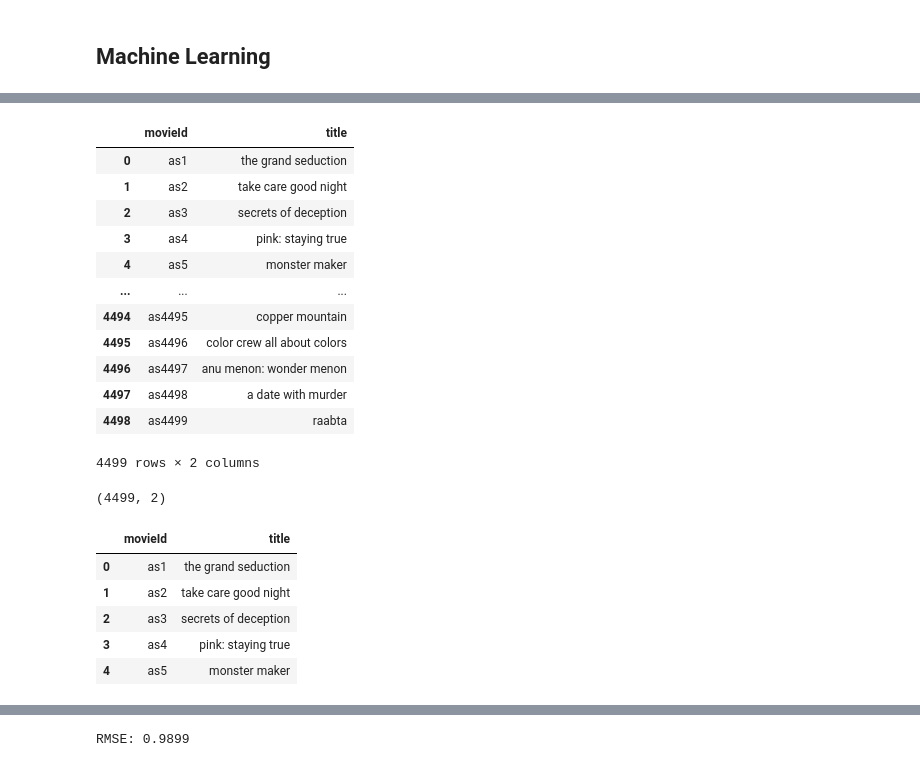
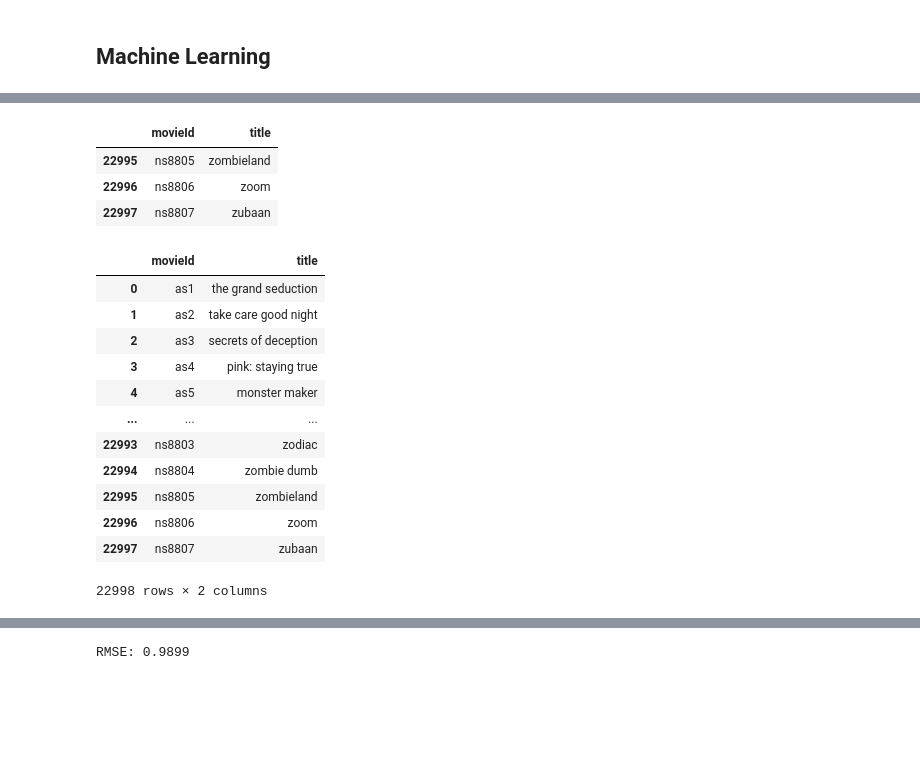
Before and after one commit to LucianoLarrea/PI_ML_OPS, a Jupyter notebook: 4-ML.ipynb, the cells around one changed output, grey strips where cells are left out. Drawn from its saved outputs; the diff is of its cells as text; code cells hidden in the pictures; blank space fills up the shorter version.

```diff
--- a/4-ML.ipynb
+++ b/4-ML.ipynb
@@ -55,33 +49,33 @@ df_user
 | 13 | 1 | ns8584 | 5 | netflix | thorne: sleepyhead |
 | 14 | 1 | ns1310 | 5 | netflix | my teacher, my obsession |
 # %%
-df_title.iloc[:4499].copy()
+# df_title.iloc[:4499].copy()
+# df_title.tail(3)
 # %% [output]
 |  | movieId | title |
-| 0 | as1 | the grand seduction |
-| 1 | as2 | take care good night |
-| 2 | as3 | secrets of deception |
-| 3 | as4 | pink: staying true |
-| 4 | as5 | monster maker |
-| ... | ... | ... |
-| 4494 | as4495 | copper mountain |
-| 4495 | as4496 | color crew all about colors |
-| 4496 | as4497 | anu menon: wonder menon |
-| 4497 | as4498 | a date with murder |
-| 4498 | as4499 | raabta |
+| 22995 | ns8805 | zombieland |
+| 22996 | ns8806 | zoom |
+| 22997 | ns8807 | zubaan |
-4499 rows × 2 columns
 # %%
-recomendaciones_usuario = df_title.iloc[:4499].copy()
-print(recomendaciones_usuario.shape)
-recomendaciones_usuario.head()
+# recomendaciones_usuario = df_title.iloc[:4499].copy()
+# print(recomendaciones_usuario.shape)
+# recomendaciones_usuario.tail()
+recomendaciones_usuario = df_title[['movieId','title']]
+recomendaciones_usuario
 # %% [output]
+|  | movieId | title |
+| 0 | as1 | the grand seduction |
+| 1 | as2 | take care good night |
+| 2 | as3 | secrets of deception |
+| 3 | as4 | pink: staying true |
+| 4 | as5 | monster maker |
+| ... | ... | ... |
+| 22993 | ns8803 | zodiac |
+| 22994 | ns8804 | zombie dumb |
+| 22995 | ns8805 | zombieland |
+| 22996 | ns8806 | zoom |
+| 22997 | ns8807 | zubaan |
-(4499, 2)
+22998 rows × 2 columns
-|  | movieId | title |
-| 0 | as1 | the grand seduction |
-| 1 | as2 | take care good night |
-| 2 | as3 | secrets of deception |
-| 3 | as4 | pink: staying true |
-| 4 | as5 | monster maker |
 # %%
 # Debemos extraer las películas que ya ha visto
 usuario_vistas = df1[df1['userId'] == usuario] # Filtro por peliculas que el usuario califico
```
Also changed, not shown: parts of 6 cells of this notebook, 14 other files.
